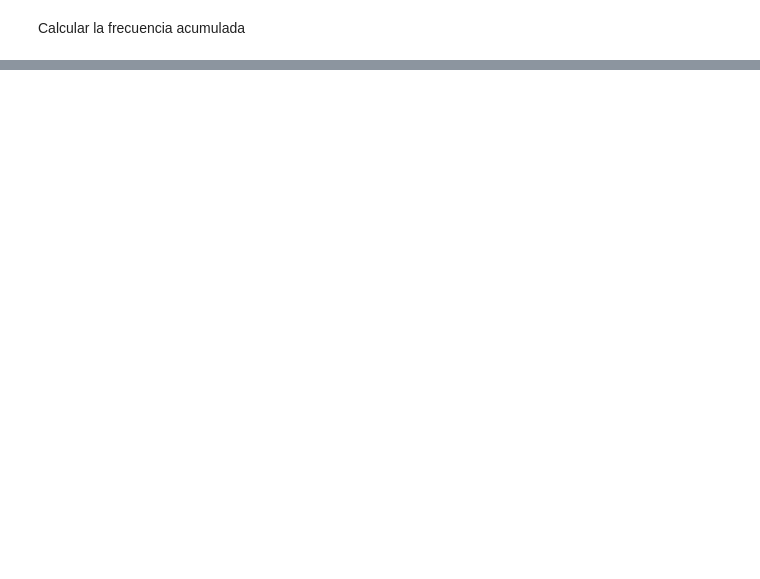
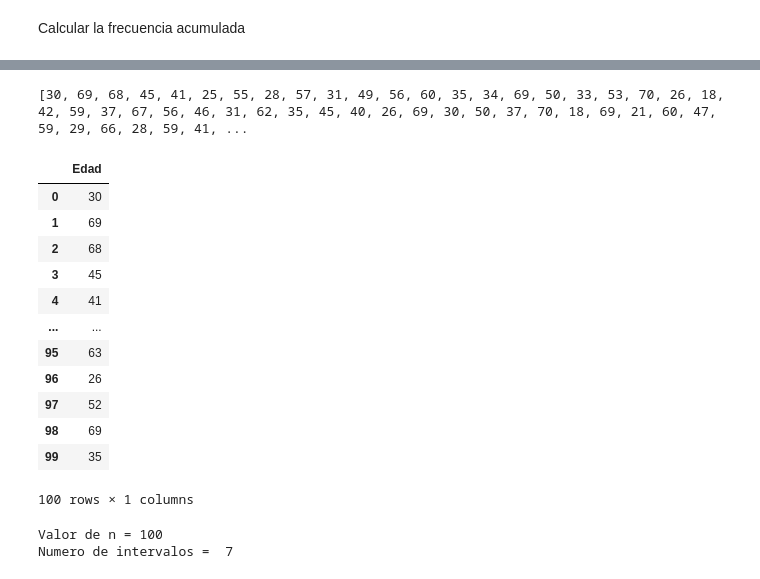
Before and after one commit to Vanessa-Flores-Hernandez/Probabilidad, a Jupyter notebook: Unidad1/Practica3.ipynb, the cells around one changed output, grey strips where cells are left out. Saved outputs shown, nothing was run; the diff lists cells and outputs as text; code cells hidden in the pictures; blank space fills up the shorter version.

```diff
--- a/Unidad1/Practica3.ipynb
+++ b/Unidad1/Practica3.ipynb
@@ -116,0 +142,31 @@ Calcular la frecuencia acumulada
+# %%
+# volvemos a usar la lista edades
+print(edades)
+# %% [output]
+[30, 69, 68, 45, 41, 25, 55, 28, 57, 31, 49, 56, 60, 35, 34, 69, 50, 33, 53, 70, 26, 18, 42, 59, 37, 67, 56, 46, 31, 62, 35, 45, 40, 26, 69, 30, 50, 37, 70, 18, 69, 21, 60, 47, 59, 29, 66, 28, 59, 41, ...
+# %%
+#crear un DataFrame con las edades
+df = pd.DataFrame({'Edad': edades})
+df
+# %% [output]
+|  | Edad |
+| 0 | 30 |
+| 1 | 69 |
+| 2 | 68 |
+| 3 | 45 |
+| 4 | 41 |
+| ... | ... |
+| 95 | 63 |
+| 96 | 26 |
+| 97 | 52 |
+| 98 | 69 |
+| 99 | 35 |
+100 rows × 1 columns
+# %%
+# calcular el numero de intervalos utilizando la regla de Sturges
+n = len(edades)
+k = int( 1 + math.log2(n))
+print("Valor de n =", n , "\nNumero de intervalos = ", k)
+# %% [output]
+Valor de n = 100
+Numero de intervalos =  7
```
Also changed, not shown: parts of 12 cells of this notebook.
